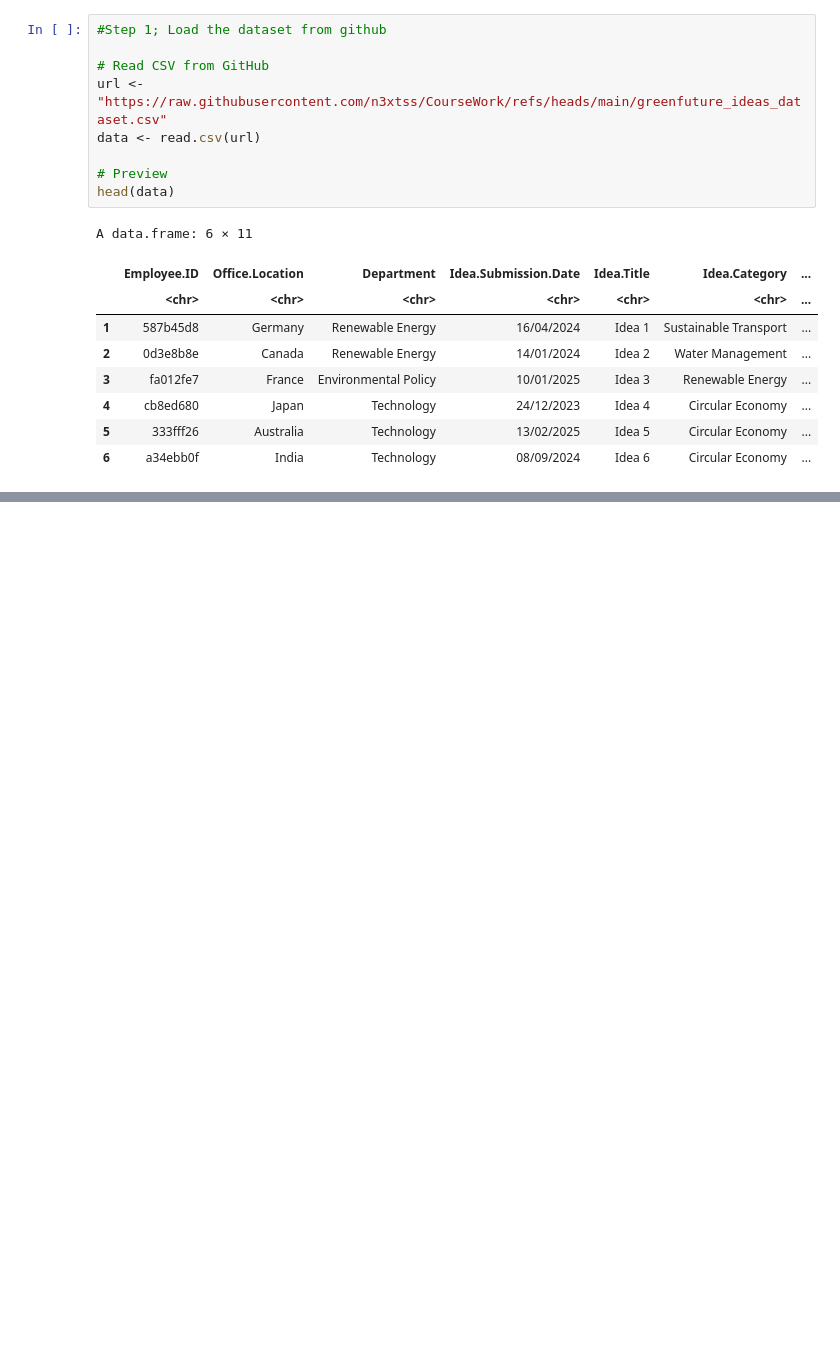
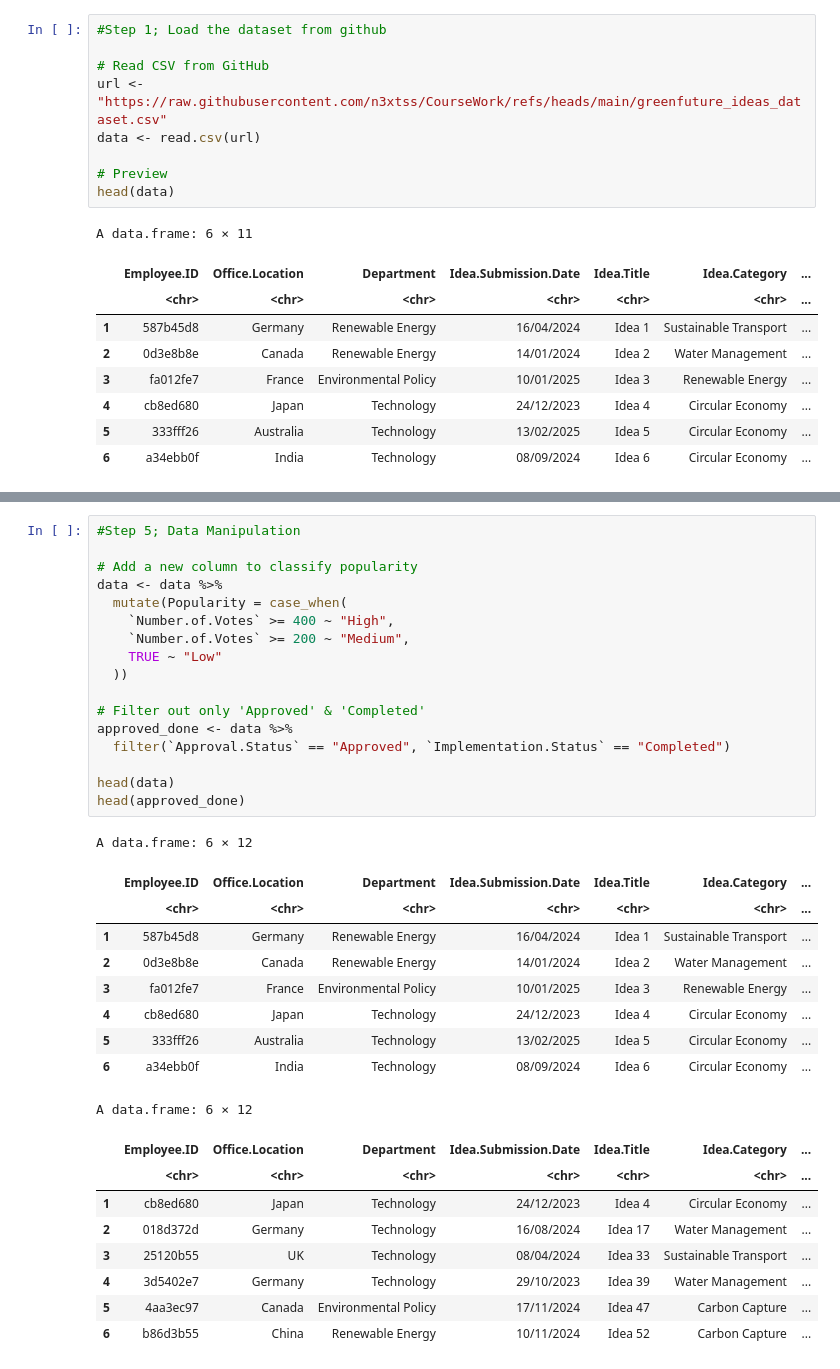
Before and after one commit to n3xtss/CourseWork, a Jupyter notebook: Section_1.ipynb, the cells around one changed output, grey strips where cells are left out. Saved outputs shown, nothing was run; the diff lists cells and outputs as text; blank space fills up the shorter version.

```diff
--- a/Section_1.ipynb
+++ b/Section_1.ipynb
@@ -146,0 +192,36 @@ ERROR: Error in sqldf("SELECT Department, COUNT(*) AS Approved_Ideas FROM ideas
+# %%
+#Step 5; Data Manipulation
+
+# Add a new column to classify popularity
+data <- data %>%
+  mutate(Popularity = case_when(
+    `Number.of.Votes` >= 400 ~ "High",
+    `Number.of.Votes` >= 200 ~ "Medium",
+    TRUE ~ "Low"
+  ))
+
+# Filter out only 'Approved' & 'Completed'
+approved_done <- data %>%
+  filter(`Approval.Status` == "Approved", `Implementation.Status` == "Completed")
+
+head(data)
+head(approved_done)
+# %% [output]
+A data.frame: 6 × 12
+|  | Employee.ID | Office.Location | Department | Idea.Submission.Date | Idea.Title | Idea.Category | ... |
+|  | <chr> | <chr> | <chr> | <chr> | <chr> | <chr> | ... |
+| 1 | 587b45d8 | Germany | Renewable Energy | 16/04/2024 | Idea 1 | Sustainable Transport | ... |
+| 2 | 0d3e8b8e | Canada | Renewable Energy | 14/01/2024 | Idea 2 | Water Management | ... |
+| 3 | fa012fe7 | France | Environmental Policy | 10/01/2025 | Idea 3 | Renewable Energy | ... |
+| 4 | cb8ed680 | Japan | Technology | 24/12/2023 | Idea 4 | Circular Economy | ... |
+| 5 | 333fff26 | Australia | Technology | 13/02/2025 | Idea 5 | Circular Economy | ... |
+| 6 | a34ebb0f | India | Technology | 08/09/2024 | Idea 6 | Circular Economy | ... |
+A data.frame: 6 × 12
+|  | Employee.ID | Office.Location | Department | Idea.Submission.Date | Idea.Title | Idea.Category | ... |
+|  | <chr> | <chr> | <chr> | <chr> | <chr> | <chr> | ... |
+| 1 | cb8ed680 | Japan | Technology | 24/12/2023 | Idea 4 | Circular Economy | ... |
+| 2 | 018d372d | Germany | Technology | 16/08/2024 | Idea 17 | Water Management | ... |
+| 3 | 25120b55 | UK | Technology | 08/04/2024 | Idea 33 | Sustainable Transport | ... |
+| 4 | 3d5402e7 | Germany | Technology | 29/10/2023 | Idea 39 | Water Management | ... |
+| 5 | 4aa3ec97 | Canada | Environmental Policy | 17/11/2024 | Idea 47 | Carbon Capture | ... |
+| 6 | b86d3b55 | China | Renewable Energy | 10/11/2024 | Idea 52 | Carbon Capture | ... |
```
Also changed, not shown: parts of 6 cells of this notebook.
